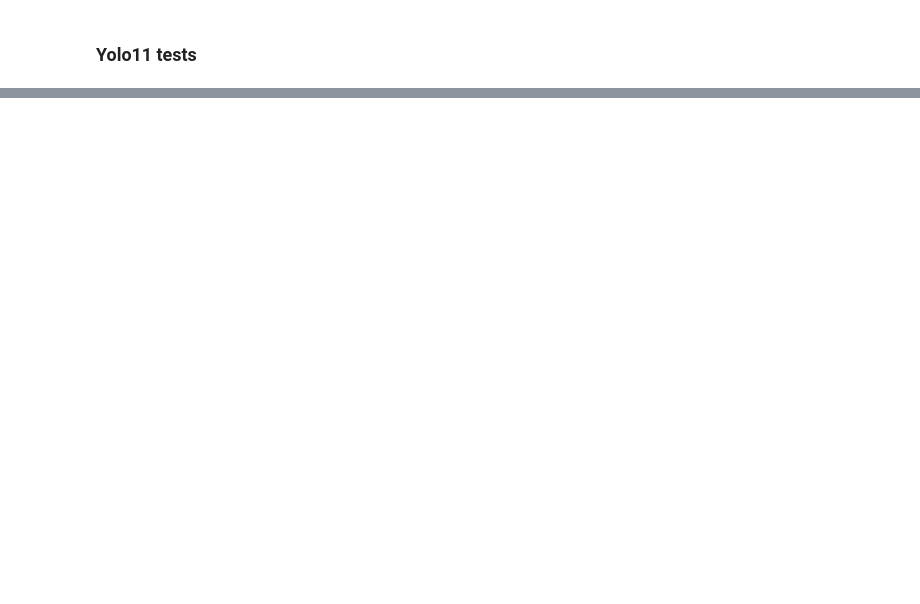
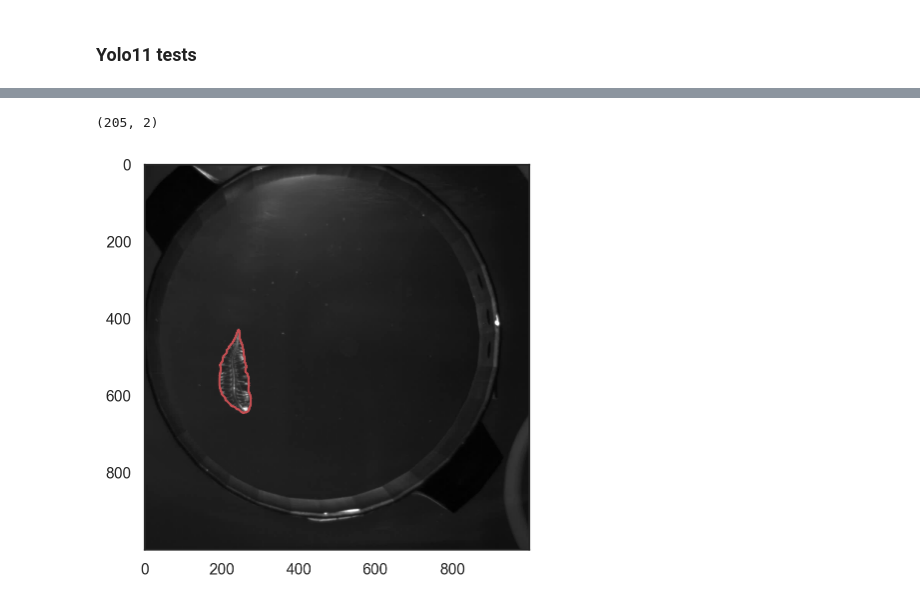
Before and after one commit to horsto/OCTRON-GUI, a Jupyter notebook: octron/notebooks/napari_yolo.ipynb, the cells around one changed output, grey strips where cells are left out. Cells and saved outputs as stored; diff of their text form; code cells hidden in the pictures; blank space fills up the shorter version.

```diff
--- a/octron/notebooks/napari_yolo.ipynb
+++ b/octron/notebooks/napari_yolo.ipynb
@@ -61,3 +40,0 @@ handle
-# %%
-video_path = Path('/Users/horst/Downloads/octron_project/first_half.mp4')
-video_data = FastVideoReader(video_path, read_format='rgb24')
@@ -67,0 +89,13 @@ video_data.shape
+# %%
+polygon_points = get_polygons(loaded_masks[0])
+polygon_points.shape
+# %% [output]
+(205, 2)
+# %%
+figure = plt.figure(figsize=(5,5))
+ax = figure.add_subplot(111)
+ax.imshow(video_data[i])
+
+draw_polygons(polygon_points, ax, color='r', lw=1.5)
+# %% [output]
+[figure, added]
```
Also changed, not shown: parts of 8 cells of this notebook.
